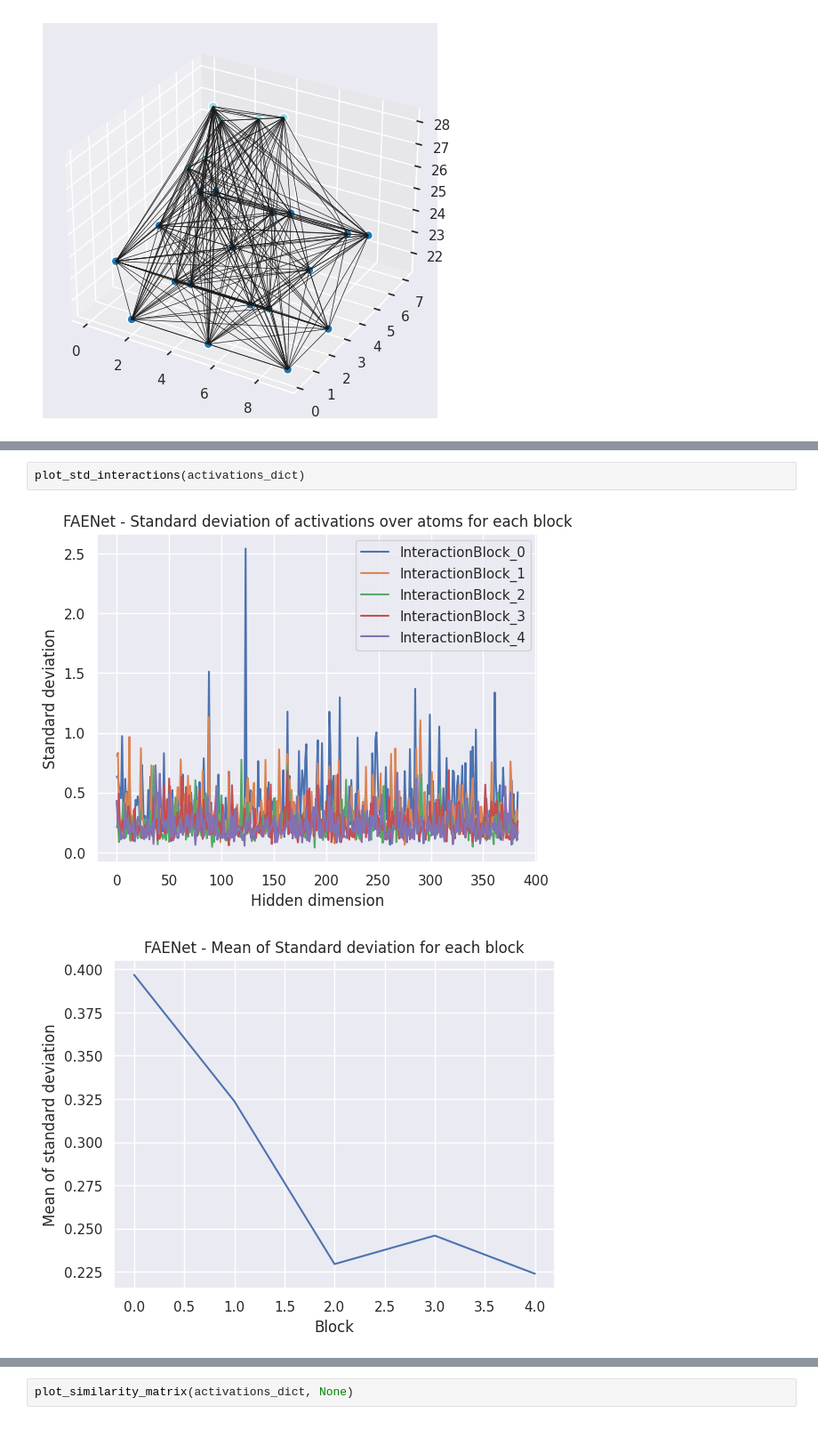
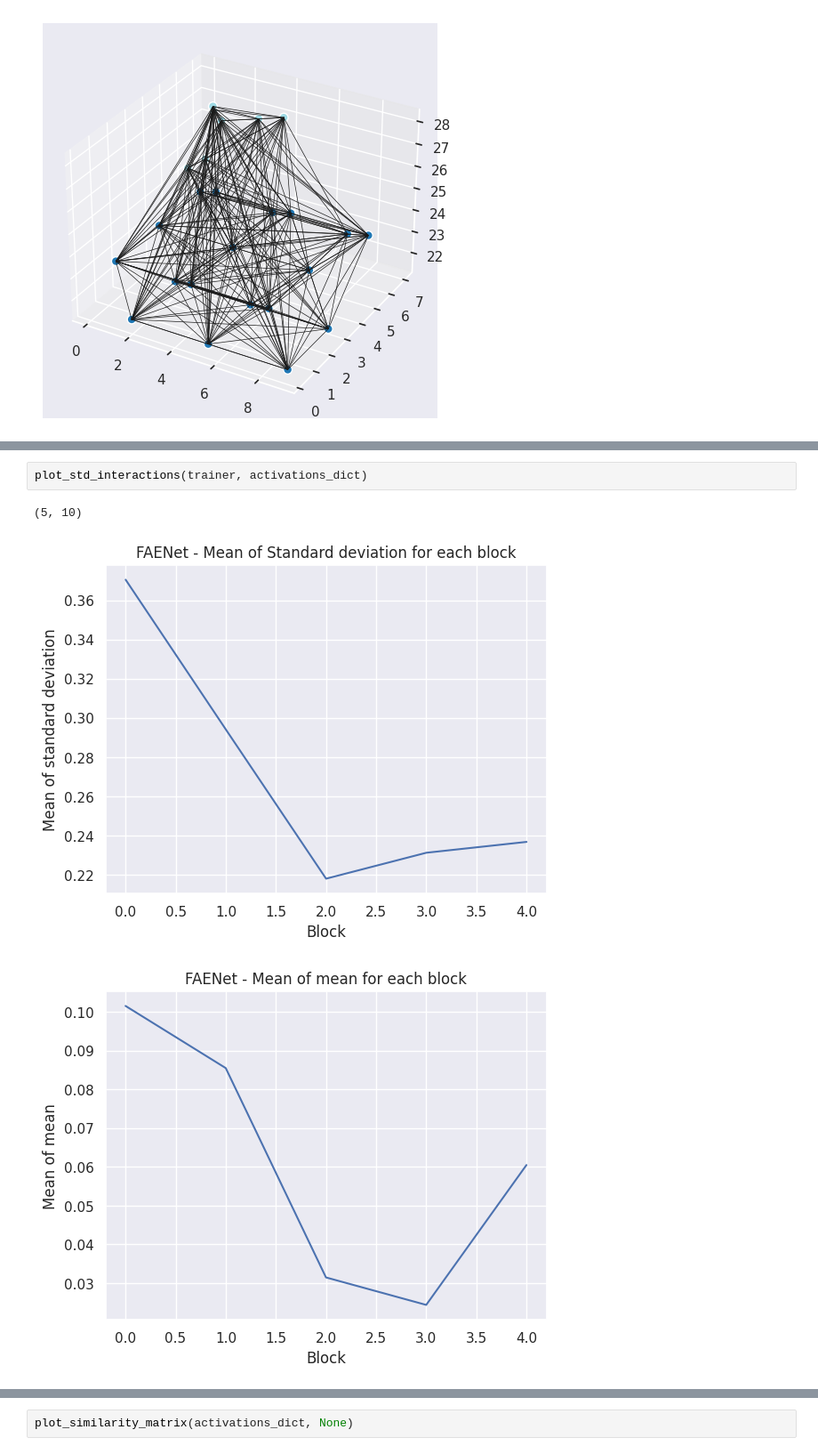
Before and after one commit to RolnickLab/ocp, a Jupyter notebook: notebooks/interactions_range.ipynb, the cells around one changed output, grey strips where cells are left out. Shown at 89% size. Cells and saved outputs as stored; diff of their text form.

Commit message:
add more systems taken into account for std plots

```diff
--- a/notebooks/interactions_range.ipynb
+++ b/notebooks/interactions_range.ipynb
@@ -284,5 +292,6 @@ ani
 # %%
-plot_std_interactions(activations_dict)
+plot_std_interactions(trainer, activations_dict)
 # %% [output]
+(5, 10)
-[figure, old version]
+[figure, new version]
-[figure, old version]
+[figure, new version]
```
Also changed, not shown: parts of 10 cells of this notebook.
